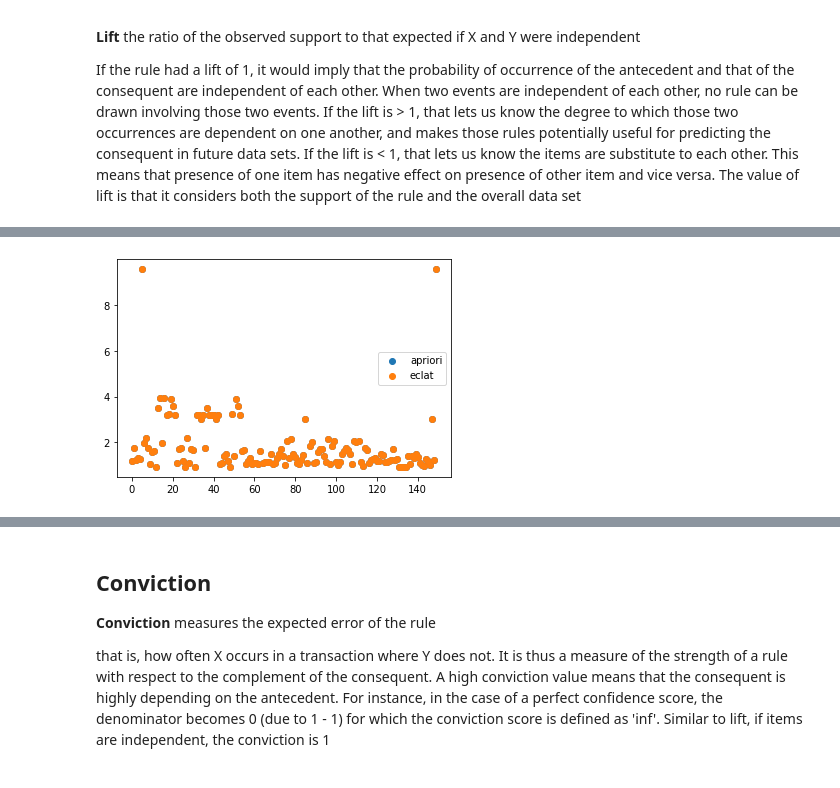
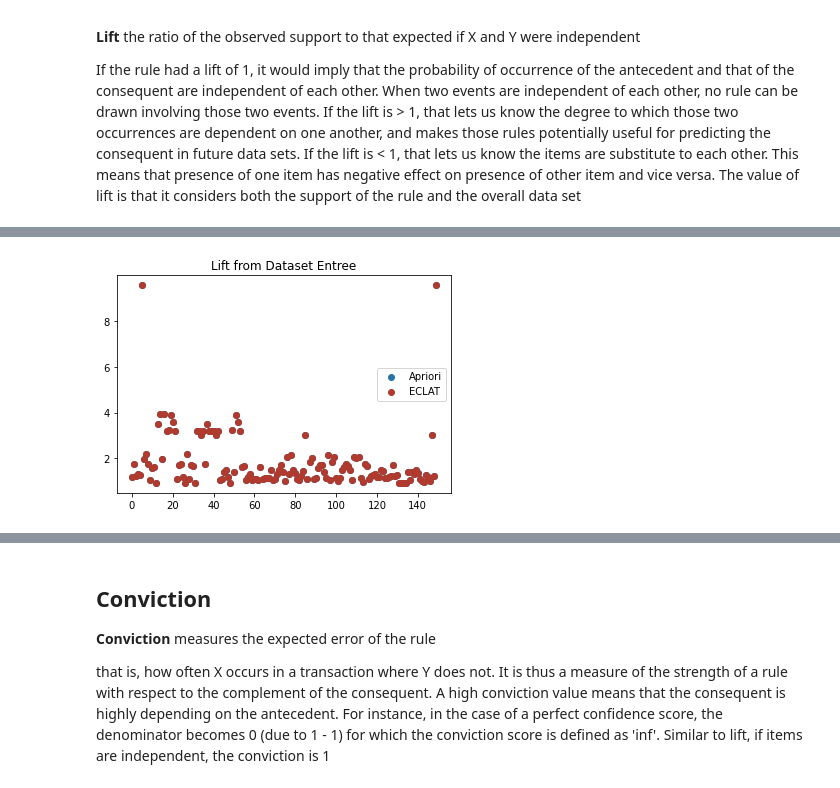
Before and after one commit to mlilyd/DS1_RuleMining, a Jupyter notebook: conviction_lift.ipynb, the cells around one changed output, grey strips where cells are left out. Cells and saved outputs as stored; diff of their text form; code cells hidden in the pictures.

Commit message:
Used colors from pie chart

```diff
--- a/conviction_lift.ipynb
+++ b/conviction_lift.ipynb
@@ -81,7 +75,8 @@ print(entree_joined.shape)
 # %%
-plt.scatter(range(entree_joined.shape[0]), entree_joined['lift_apriori'], label='apriori')
-plt.scatter(range(entree_joined.shape[0]), entree_joined['lift_eclat'], label='eclat')
+plt.scatter(range(entree_joined.shape[0]), entree_joined['lift_apriori'], label='Apriori', color='#2874A6')
+plt.scatter(range(entree_joined.shape[0]), entree_joined['lift_eclat'], label='ECLAT', color="#B03A2E")
+plt.title("Lift from Dataset Entree")
 plt.legend()
 plt.show()
 # %% [output]
-[figure, old version]
+[figure, new version]
```
Also changed, not shown: parts of 10 cells of this notebook.
